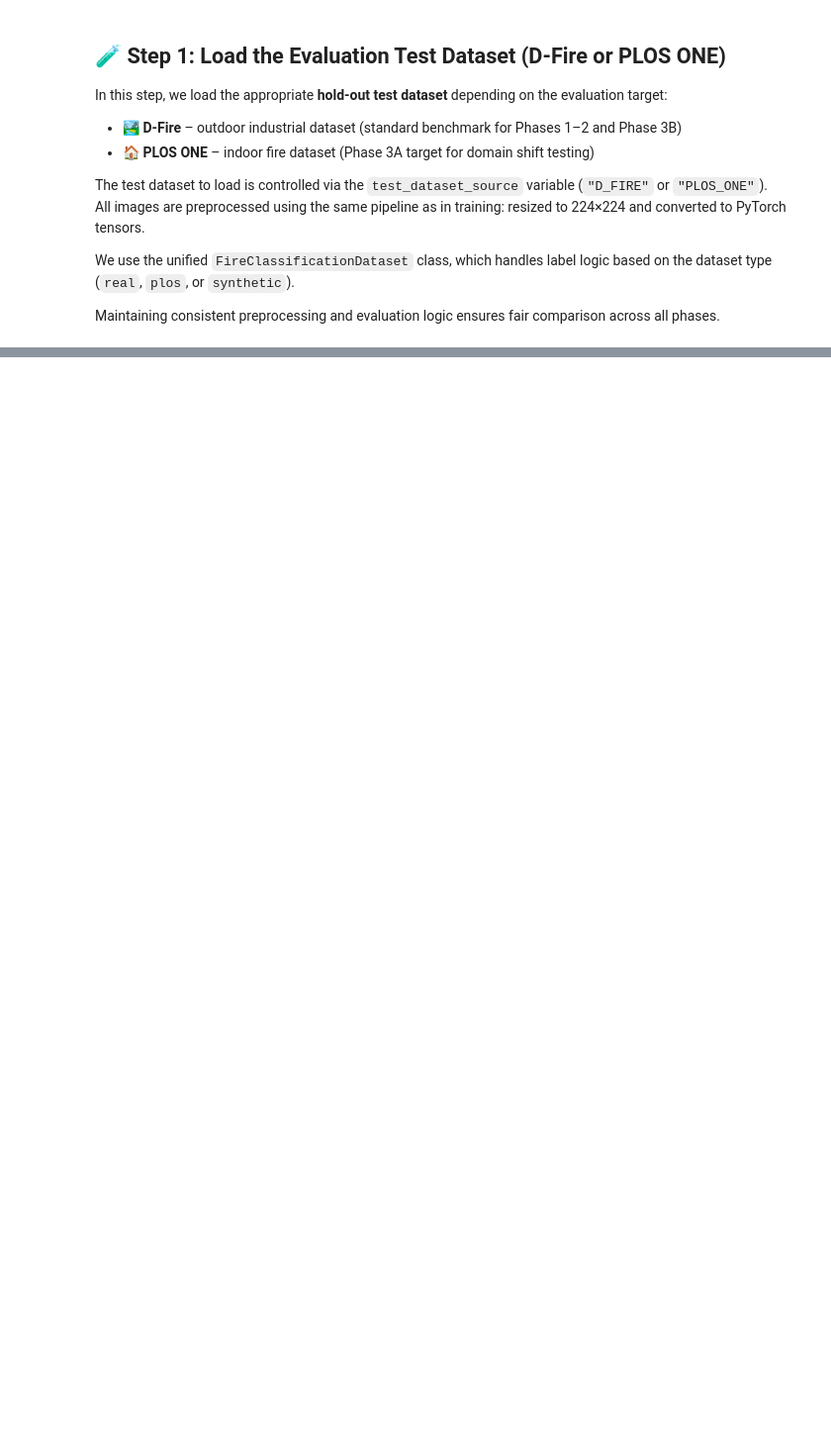
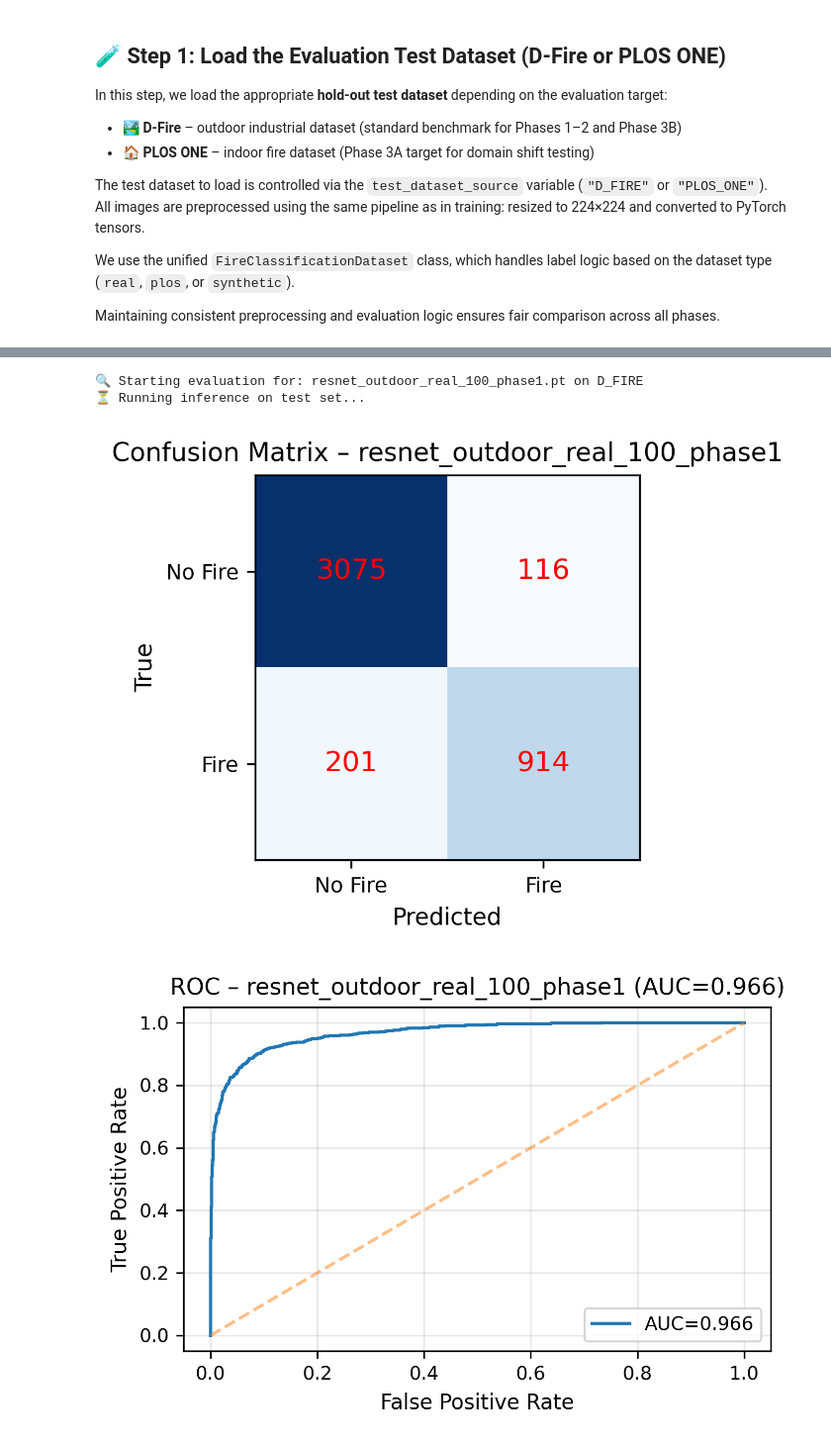
Before and after one commit to Misharasapu/fire-detection-dissertation, a Jupyter notebook: notebooks/evaluate_models.ipynb, the cells around one changed output, grey strips where cells are left out. Shown at 99% size. Cells and saved outputs as stored; diff of their text form; code cells hidden in the pictures; blank space fills up the shorter version.

Commit message:
Update evaluation notebook: integrate new metrics helper, per-class JSON output, and Grad-CAM support

```diff
--- a/notebooks/evaluate_models.ipynb
+++ b/notebooks/evaluate_models.ipynb
@@ -126,7 +128,7 @@ from torchvision import transforms
 from utils.fire_classification_dataset import FireClassificationDataset
 
 # 🔧 Choose test dataset source: "D_FIRE" or "PLOS_ONE"
-test_dataset_source = "PLOS_ONE"  # Change to "PLOS_ONE" for indoor evaluation
+test_dataset_source = "D_FIRE"  # Change to "PLOS_ONE" for indoor evaluation
 
 # ✅ Set image and label directories based on the selected test dataset
 if test_dataset_source == "D_FIRE":
@@ -419,0 +227,69 @@ print(f"✅ AUC score appended to: {metrics_file}")
+# %%
+from utils.metrics import evaluate_model
+from tqdm import tqdm
+import torch
+import numpy as np
+
+# Containers
+y_true_list = []
+y_prob_list = []
+y_pred_list = []
+
+print(f"\n🔍 Starting evaluation for: {model_filename} on {test_dataset_source}")
+print("⏳ Running inference on test set...")
+
+model.eval()
+with torch.no_grad():
+    for batch in tqdm(test_loader, desc="🧪 Evaluating", unit="batch"):
+        # Support either dict batches or tuple batches
+        if isinstance(batch, dict):
+            images = batch["image"].to(device)
+            labels = batch["label"].to(device)
+        else:
+            images, labels = batch
+            images = images.to(device)
+            labels = labels.to(device)
+
+        # Forward pass → 2-logit outputs
+        logits = model(images)
+
+        # Convert to probabilities of the positive class (index 1)
+        probs = torch.softmax(logits, dim=1)
+        prob_pos = probs[:, 1]
+
+        # Predicted labels via 0.5 threshold (consistent with helper's convention)
+        preds = (prob_pos >= 0.5).long()
+
+        # Accumulate
+        y_true_list.append(labels.detach().cpu())
+        y_prob_list.append(prob_pos.detach().cpu())
+        y_pred_list.append(preds.detach().cpu())
+
+# Stack to 1D numpy arrays
+y_true = torch.cat(y_true_list).numpy().reshape(-1)
+y_prob_pos = torch.cat(y_prob_list).numpy().reshape(-1).astype(float)
+y_pred = torch.cat(y_pred_list).numpy().reshape(-1)
+
+# Strip ".pt" for cleaner filenames in outputs
+model_name_no_ext = model_filename.replace(".pt", "")
+
+# Delegate metrics + saving of JSON and plots to the helper
+metrics = evaluate_model(
+    model_name=model_name_no_ext,
+    y_true=y_true,
+    y_pred=y_pred,
+    y_prob_pos=y_prob_pos,
+    testset_name=test_dataset_source,  # expects "D_FIRE" or "PLOS_ONE"
+    drive_base_dir="/content/drive/MyDrive/fire-detection-dissertation"
+)
+
+# Brief console summary
+print("\n📊 Evaluation Summary")
+for k in ["accuracy","precision","recall","f1","specificity","roc_auc","pr_auc","mcc","fpr","fnr","tp","tn","fp","fn"]:
+    if k in metrics:
+        print(f"{k:>11}: {metrics[k]}")
+# %% [output]
+🔍 Starting evaluation for: resnet_outdoor_real_100_phase1.pt on D_FIRE
+⏳ Running inference on test set...
+[figure, added]
+[figure, added]
```
Also changed, not shown: parts of 18 cells of this notebook.
